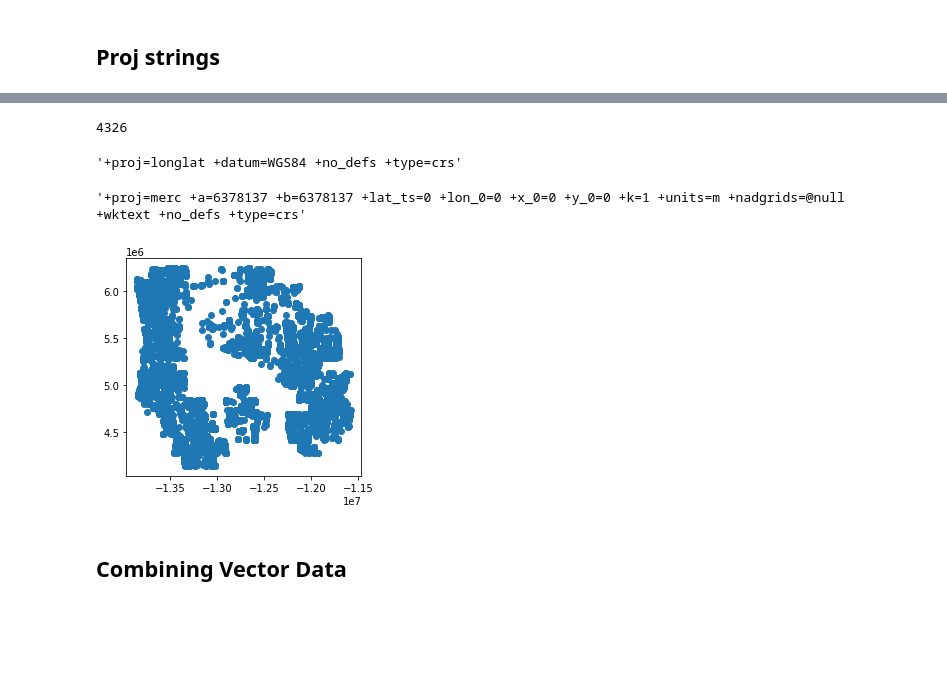
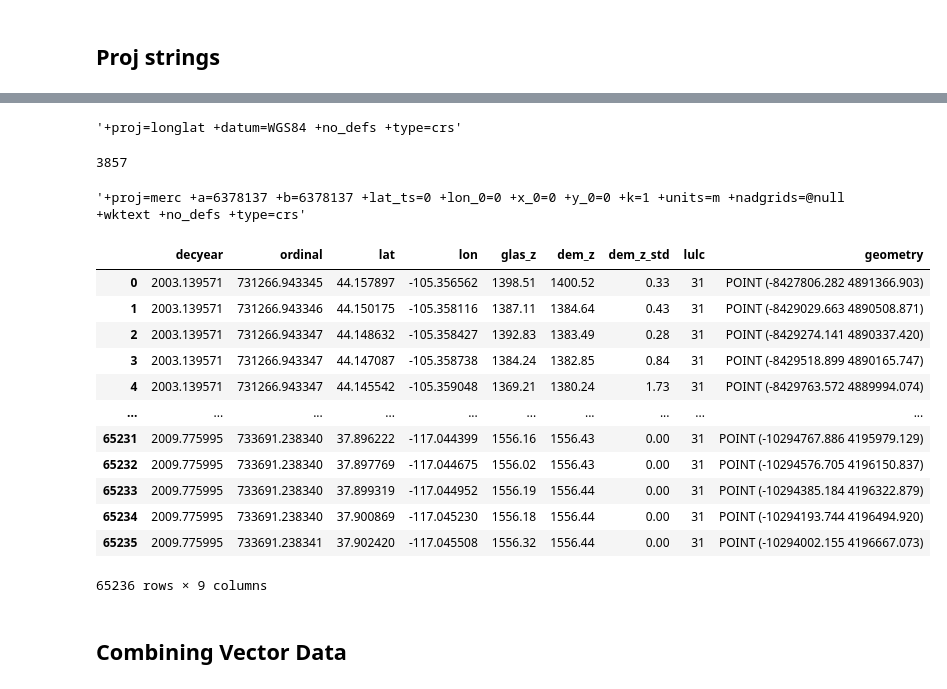
Before and after one commit to UW-GDA/jupyterbook, a Jupyter notebook: book/modules/04_Vector1_Geopandas_CRS_Proj/04_Vector1_Geopandas_CRS_Proj_demo.ipynb, the cells around one changed output, grey strips where cells are left out. Saved outputs shown, nothing was run; the diff lists cells and outputs as text; code cells hidden in the pictures; blank space fills up the shorter version.

```diff
--- a/book/modules/04_Vector1_Geopandas_CRS_Proj/04_Vector1_Geopandas_CRS_Proj_demo.ipynb
+++ b/book/modules/04_Vector1_Geopandas_CRS_Proj/04_Vector1_Geopandas_CRS_Proj_demo.ipynb
@@ -368,20 +359,33 @@ PROJCRS["WGS 84 / UTM zone 10N",
+# %%
+mycrs.to_proj4()
+#Note warning
+# %% [output]
+'+proj=longlat +datum=WGS84 +no_defs +type=crs'
 # %%
-glas_gdf.crs.to_epsg()
+glas_gdf_proj.crs.to_epsg()
 # %% [output]
-4326
+3857
-# %%
-glas_gdf.crs.to_proj4()
-# %% [output]
-'+proj=longlat +datum=WGS84 +no_defs +type=crs'
 # %%
 glas_gdf_proj.crs.to_proj4()
 # %% [output]
 '+proj=merc +a=6378137 +b=6378137 +lat_ts=0 +lon_0=0 +x_0=0 +y_0=0 +k=1 +units=m +nadgrids=@null +wktext +no_defs +type=crs'
 # %%
-proj_str = '+proj=merc'
+proj_str = '+proj=sinu'
 # %%
-glas_gdf.to_crs(proj_str).plot();
+glas_gdf.to_crs(proj_str)
 # %% [output]
-[figure, removed]
+|  | decyear | ordinal | lat | lon | glas_z | dem_z | dem_z_std | lulc | geometry |
+| 0 | 2003.139571 | 731266.943345 | 44.157897 | -105.356562 | 1398.51 | 1400.52 | 0.33 | 31 | POINT (-8427806.282 4891366.903) |
+| 1 | 2003.139571 | 731266.943346 | 44.150175 | -105.358116 | 1387.11 | 1384.64 | 0.43 | 31 | POINT (-8429029.663 4890508.871) |
+| 2 | 2003.139571 | 731266.943347 | 44.148632 | -105.358427 | 1392.83 | 1383.49 | 0.28 | 31 | POINT (-8429274.141 4890337.420) |
+| 3 | 2003.139571 | 731266.943347 | 44.147087 | -105.358738 | 1384.24 | 1382.85 | 0.84 | 31 | POINT (-8429518.899 4890165.747) |
+| 4 | 2003.139571 | 731266.943347 | 44.145542 | -105.359048 | 1369.21 | 1380.24 | 1.73 | 31 | POINT (-8429763.572 4889994.074) |
+| ... | ... | ... | ... | ... | ... | ... | ... | ... | ... |
+| 65231 | 2009.775995 | 733691.238340 | 37.896222 | -117.044399 | 1556.16 | 1556.43 | 0.00 | 31 | POINT (-10294767.886 4195979.129) |
+| 65232 | 2009.775995 | 733691.238340 | 37.897769 | -117.044675 | 1556.02 | 1556.43 | 0.00 | 31 | POINT (-10294576.705 4196150.837) |
+| 65233 | 2009.775995 | 733691.238340 | 37.899319 | -117.044952 | 1556.19 | 1556.44 | 0.00 | 31 | POINT (-10294385.184 4196322.879) |
+| 65234 | 2009.775995 | 733691.238340 | 37.900869 | -117.045230 | 1556.18 | 1556.44 | 0.00 | 31 | POINT (-10294193.744 4196494.920) |
+| 65235 | 2009.775995 | 733691.238341 | 37.902420 | -117.045508 | 1556.32 | 1556.44 | 0.00 | 31 | POINT (-10294002.155 4196667.073) |
+65236 rows × 9 columns
 # %% [markdown]
 ## Combining Vector Data
```
Also changed, not shown: parts of 22 cells of this notebook, 2 other files.
